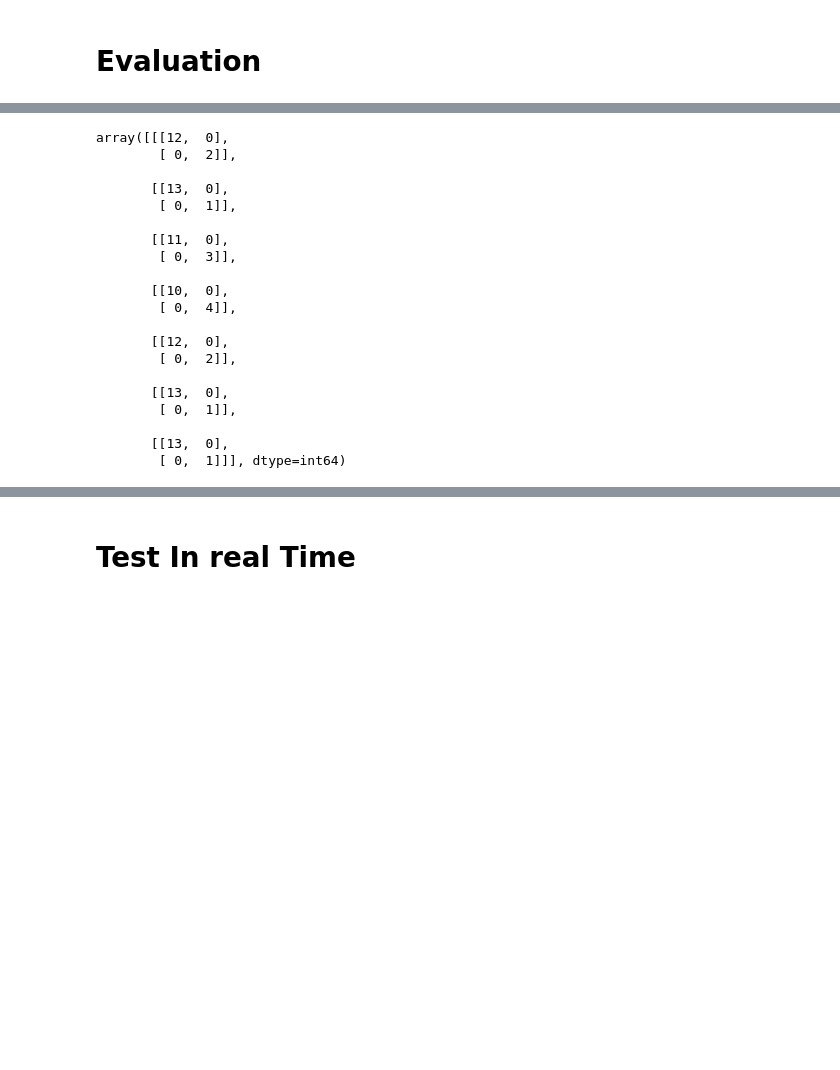
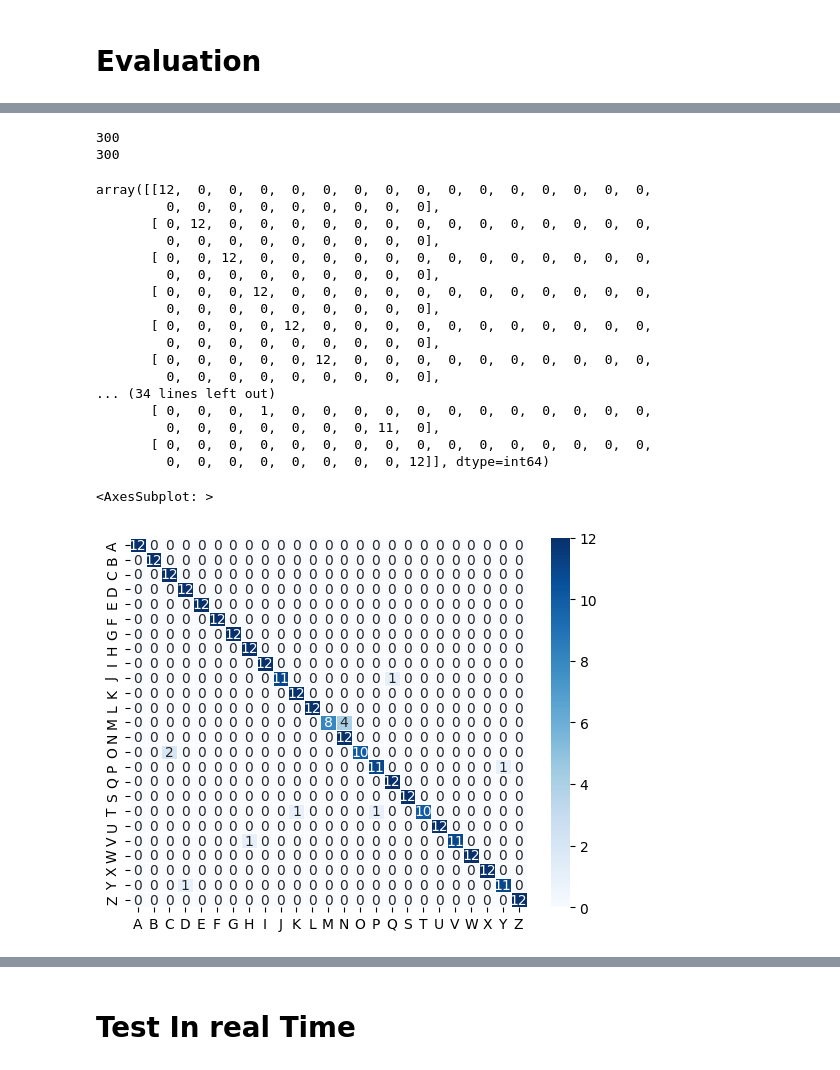
Before and after one commit to jamiebit/Sign-Language-Detection-using-Skeletal-Point-Action-Recognition, a Jupyter notebook: Training_SignLanguage.ipynb, the cells around one changed output, grey strips where cells are left out. Saved outputs shown, nothing was run; the diff lists cells and outputs as text; code cells hidden in the pictures; blank space fills up the shorter version.

Commit message:
added heatmap

```diff
--- a/Training_SignLanguage.ipynb
+++ b/Training_SignLanguage.ipynb
@@ -85,12 +51,7 @@ def extract_keypoints(results):
 # %%
-# Path for exported data, numpy arrays
-DATA_PATH = 'C:\\Users\\Lenovo\\Desktop\\MEGHA\\MAIN PROJECT DATASET(1)'
-
-# Actions that we try to detect
-actions = np.array(['A','B','C','D','E','F','G','H','I','J','K','L','M','N','O','P','Q','S','T','U','V','W','X','Y','Z'])
 
 # Thirty videos worth of data
-no_sequences = 30
+no_sequences = 120
 
 # Videos are going to be 30 frames in length
 sequence_length = 30
@@ -102,7 +63,7 @@ label_map = {label:num for num, label in enumerate(actions)}
 # %%
 sequences, labels = [], []
 for action in actions:
-    for sequence in range(no_sequences):
+    for sequence in range(start_folder,start_folder+no_sequences):
         window = []
         for frame_num in range(sequence_length):
             res = np.load(os.path.join(DATA_PATH, action, str(sequence), "{}.npy".format(frame_num)))
@@ -137,6 +98,6 @@ X = np.array(sequences)
 # %%
 y = to_categorical(labels).astype(int)
 # %%
-X_train, X_test, y_train, y_test = train_test_split(X, y, test_size=0.05)
+X_train, X_test, y_train, y_test = train_test_split(X, y, test_size=0.1,stratify=y)
 # %% [markdown]
 # Building and Training LSTM Neural Network
@@ -158,4 +121,4 @@ model.add(Dense(actions.shape[0], activation='softmax'))
 # %%
 model.compile(optimizer='Adam', loss='categorical_crossentropy', metrics=['categorical_accuracy'])
 # %%
-model.fit(X_train, y_train, epochs=2000, callbacks=[tb_callback])
+model.fit(X_train, y_train, epochs=250)
@@ -189,29 +133,38 @@ yhat = model.predict(X_test)
 # %%
 ytrue = np.argmax(y_test, axis=1).tolist()
+print(len(ytrue))
 yhat = np.argmax(yhat, axis=1).tolist()
+print(len(yhat))
+# %% [output]
+300
+300
 # %%
-multilabel_confusion_matrix(ytrue, yhat)
+confusion_matrix(ytrue, yhat)
 # %% [output]
-array([[[12,  0],
-        [ 0,  2]],
-
-       [[13,  0],
-        [ 0,  1]],
-
-       [[11,  0],
-        [ 0,  3]],
-
-       [[10,  0],
-        [ 0,  4]],
-
-       [[12,  0],
-        [ 0,  2]],
-
-       [[13,  0],
-        [ 0,  1]],
-
-       [[13,  0],
-        [ 0,  1]]], dtype=int64)
+array([[12,  0,  0,  0,  0,  0,  0,  0,  0,  0,  0,  0,  0,  0,  0,  0,
+         0,  0,  0,  0,  0,  0,  0,  0,  0],
+       [ 0, 12,  0,  0,  0,  0,  0,  0,  0,  0,  0,  0,  0,  0,  0,  0,
+         0,  0,  0,  0,  0,  0,  0,  0,  0],
+       [ 0,  0, 12,  0,  0,  0,  0,  0,  0,  0,  0,  0,  0,  0,  0,  0,
+         0,  0,  0,  0,  0,  0,  0,  0,  0],
+       [ 0,  0,  0, 12,  0,  0,  0,  0,  0,  0,  0,  0,  0,  0,  0,  0,
+         0,  0,  0,  0,  0,  0,  0,  0,  0],
+       [ 0,  0,  0,  0, 12,  0,  0,  0,  0,  0,  0,  0,  0,  0,  0,  0,
+         0,  0,  0,  0,  0,  0,  0,  0,  0],
+       [ 0,  0,  0,  0,  0, 12,  0,  0,  0,  0,  0,  0,  0,  0,  0,  0,
+         0,  0,  0,  0,  0,  0,  0,  0,  0],
+... (34 lines left out)
+       [ 0,  0,  0,  1,  0,  0,  0,  0,  0,  0,  0,  0,  0,  0,  0,  0,
+         0,  0,  0,  0,  0,  0,  0, 11,  0],
+       [ 0,  0,  0,  0,  0,  0,  0,  0,  0,  0,  0,  0,  0,  0,  0,  0,
+         0,  0,  0,  0,  0,  0,  0,  0, 12]], dtype=int64)
+# %%
+import seaborn as sns
+
+sns.heatmap(confusion_matrix(ytrue, yhat), annot=True, linewidth=.5,xticklabels=actions, yticklabels=actions,cmap="Blues")
+# %% [output]
+<AxesSubplot: >
+[figure, added]
 # %%
 accuracy_score(ytrue, yhat)
 # %% [output]
```
Also changed, not shown: parts of 15 cells of this notebook, 1 other file.
